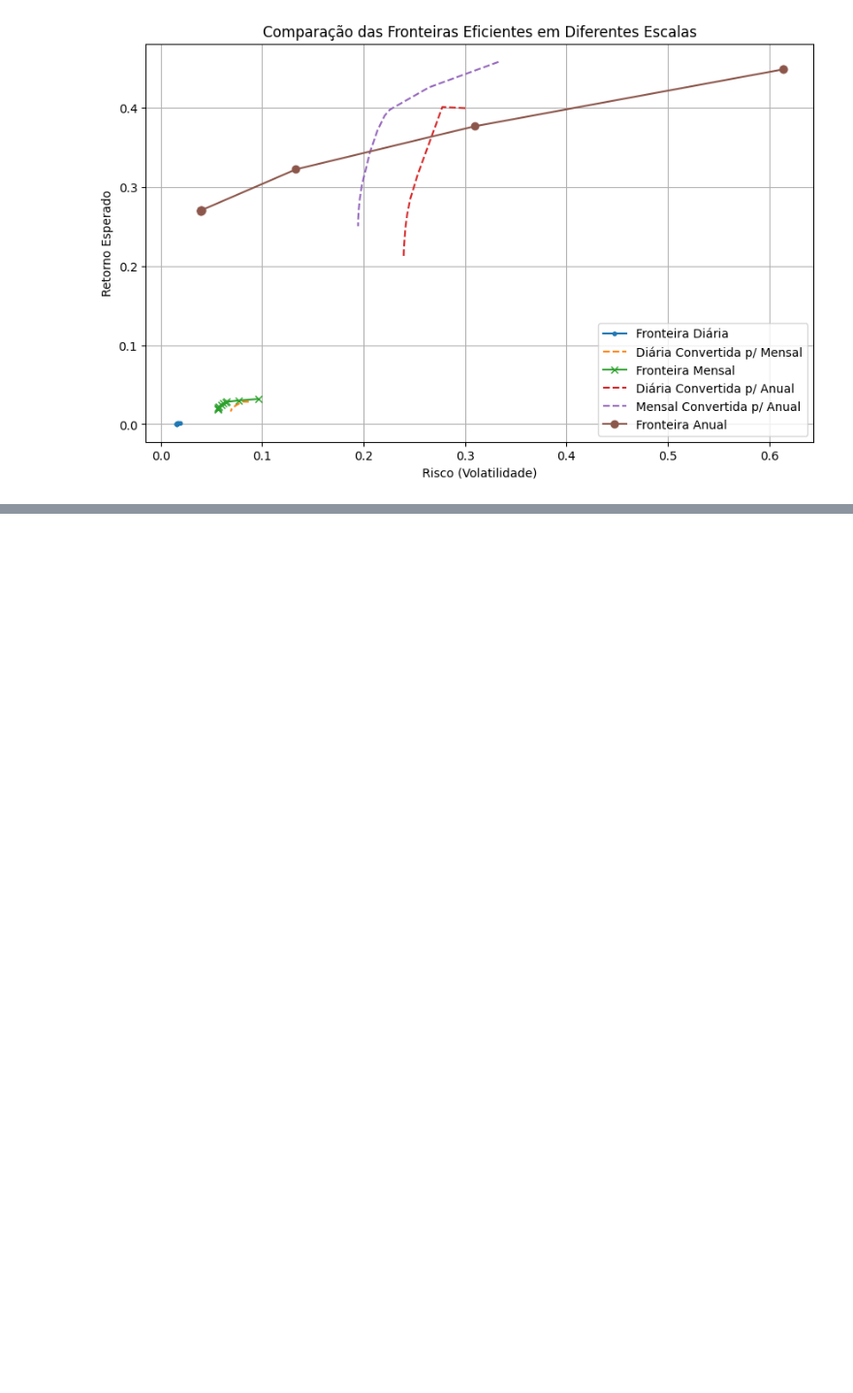
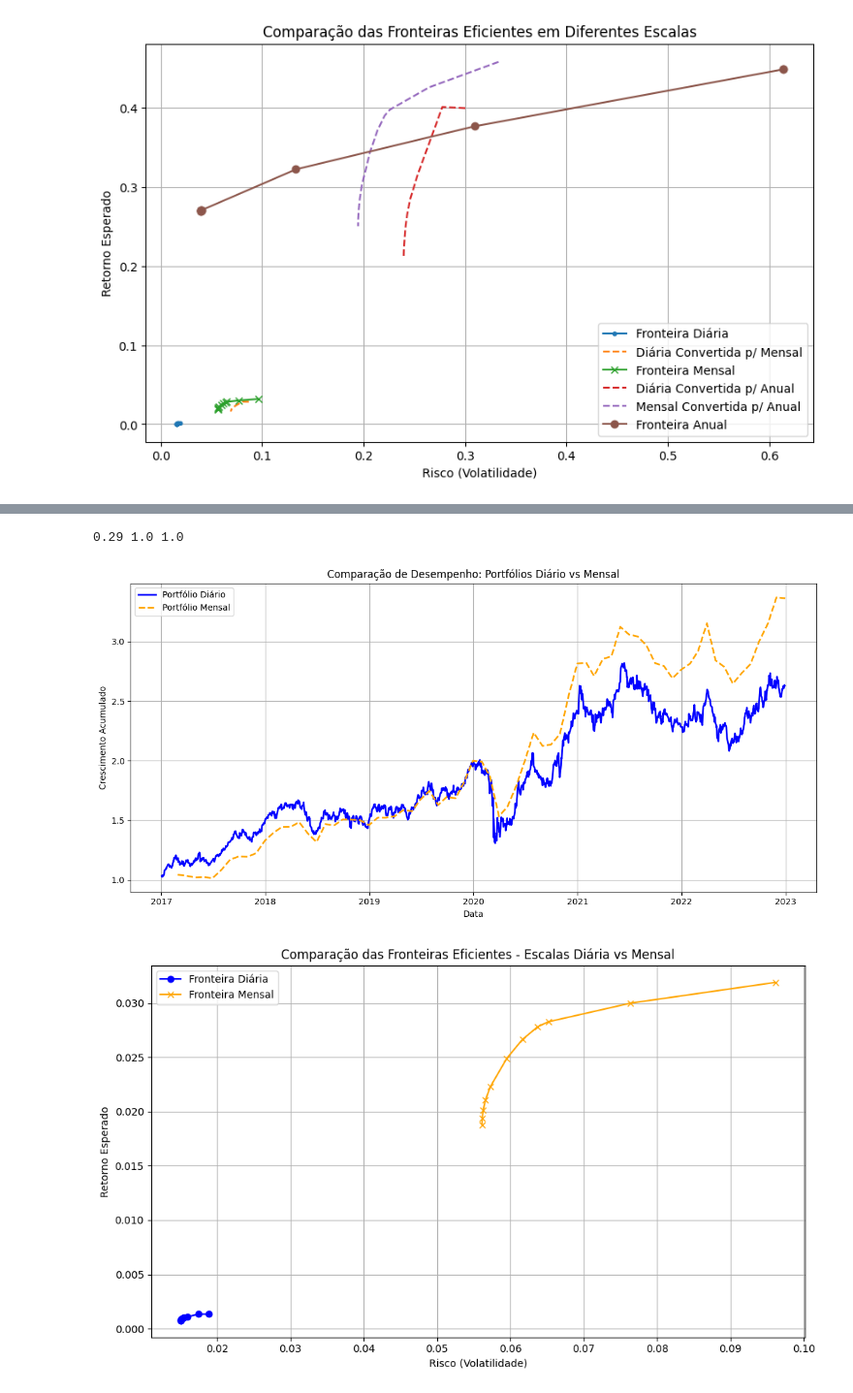
Before and after one commit to maronect/deep_learning_finance, a Jupyter notebook: notebooks/01-markowitz_optimization.ipynb, the cells around one changed output, grey strips where cells are left out. Shown at 97% size. Cells and saved outputs as stored; diff of their text form; code cells hidden in the pictures; blank space fills up the shorter version.

```diff
--- a/notebooks/01-markowitz_optimization.ipynb
+++ b/notebooks/01-markowitz_optimization.ipynb
@@ -261,0 +307,13 @@ plt.show()
+# %%
+print(lambda_daily, lambda_monthly, lambda_annually)
+# %% [output]
+0.29 1.0 1.0
+# %%
+plot_comparison_time_series(
+    returns_daily, returns_monthly,
+    mean_returns_daily, cov_matrix_daily,
+    mean_returns_monthly, cov_matrix_monthly
+)
+# %% [output]
+[figure, added]
+[figure, added]
```
Also changed, not shown: parts of 14 cells of this notebook, 3 other files.
